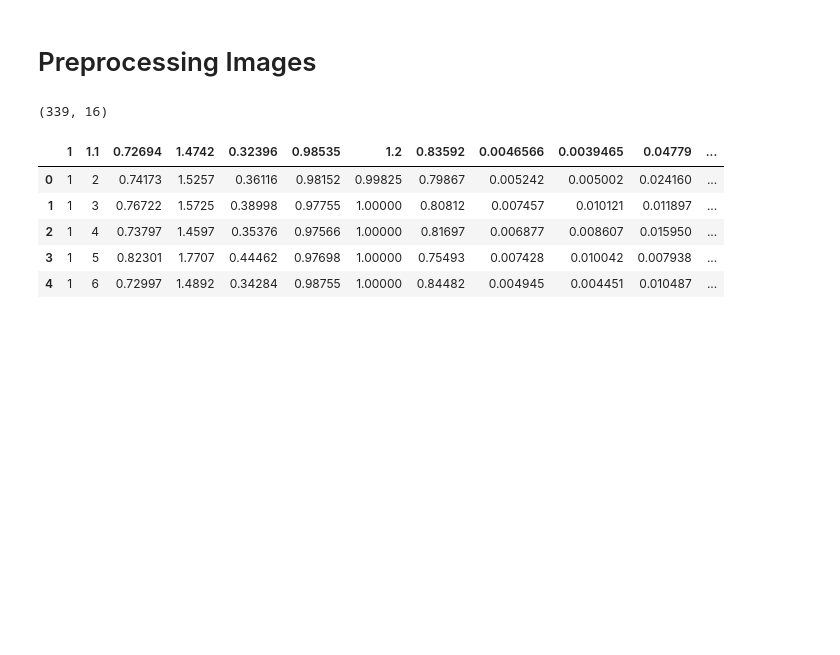
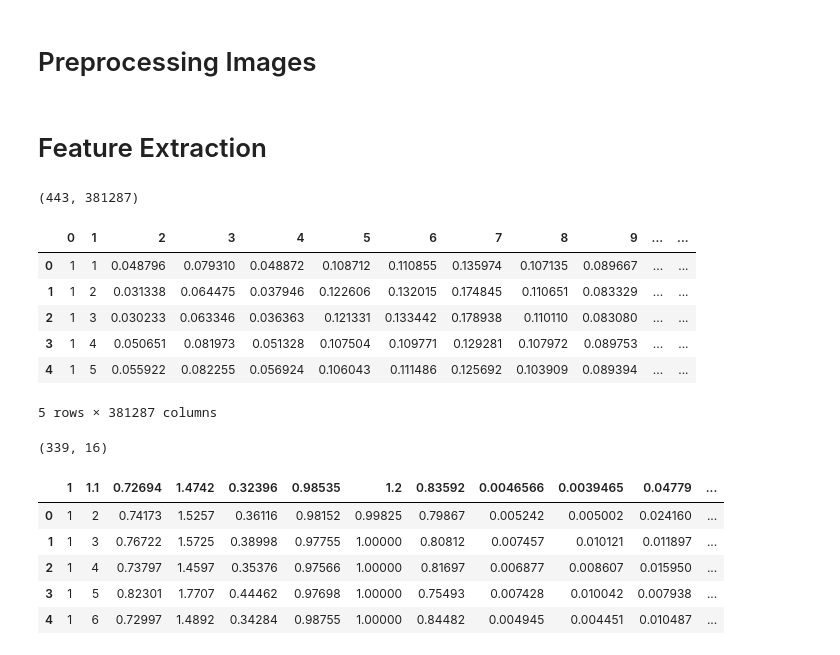
Before and after one commit to SheidaAbedpour/Plant-Leaf-Classification-Clustering, a Jupyter notebook: leaf_classification.ipynb, the cells around one changed output. Drawn from its saved outputs; the diff is of its cells as text; code cells hidden in the pictures; blank space fills up the shorter version.

Commit message:
new features extracted from pictures

```diff
--- a/leaf_classification.ipynb
+++ b/leaf_classification.ipynb
@@ -62,3 +67,5 @@ for folder_name in os.listdir(root_dir):
       output_img_path = os.path.join(output_folder_path, img_name)
       # process and save the image
       preprocess_image(img_path, output_img_path)
+# %% [markdown]
+# Feature Extraction
@@ -65,3 +110,46 @@ for folder_name in os.listdir(root_dir):
+# %%
+rooot_dir = '/content/drive/MyDrive/Colab Notebooks/leaf-classification/leaves-processed'
+
+features_list = []
+folder_index = 0
+
+for folder_name in os.listdir(root_dir):
+  folder_index += 1
+  folder_path = os.path.join(root_dir, folder_name)
+
+  if os.path.isdir(folder_path):
+    image_index = 0
+
+    for img_name in os.listdir(folder_path):
+      image_index += 1
+      img_path = os.path.join(folder_path, img_name)
+      image = cv2.imread(img_path, cv2.IMREAD_GRAYSCALE)
+
+      lbf_features = extract_lbp_features(image)
+      hog_features = extract_hog_features(image)
+      #orb_features = extract_orb_features(image)
+      #gabor_features = extract_gabor_features(image)
+
+      extracted_features = np.concatenate([lbf_features, hog_features])
+      features_list.append([folder_index, image_index] + extracted_features.tolist())
+
+
+
+output_csv_path = '/content/drive/MyDrive/Colab Notebooks/leaf-classification/features.csv'
+features_df = pd.DataFrame(features_list)
+features_df.to_csv(output_csv_path, index=False)
+# %%
+print(features_df.shape)
+features_df.head()
+# %% [output]
+(443, 381287)
+|  | 0 | 1 | 2 | 3 | 4 | 5 | 6 | 7 | 8 | 9 | ... | ... |
+| 0 | 1 | 1 | 0.048796 | 0.079310 | 0.048872 | 0.108712 | 0.110855 | 0.135974 | 0.107135 | 0.089667 | ... | ... |
+| 1 | 1 | 2 | 0.031338 | 0.064475 | 0.037946 | 0.122606 | 0.132015 | 0.174845 | 0.110651 | 0.083329 | ... | ... |
+| 2 | 1 | 3 | 0.030233 | 0.063346 | 0.036363 | 0.121331 | 0.133442 | 0.178938 | 0.110110 | 0.083080 | ... | ... |
+| 3 | 1 | 4 | 0.050651 | 0.081973 | 0.051328 | 0.107504 | 0.109771 | 0.129281 | 0.107972 | 0.089753 | ... | ... |
+| 4 | 1 | 5 | 0.055922 | 0.082255 | 0.056924 | 0.106043 | 0.111486 | 0.125692 | 0.103909 | 0.089394 | ... | ... |
+5 rows × 381287 columns
 # %%
 df = pd.read_csv('/content/drive/MyDrive/Colab Notebooks/leaf-classification/leaves.csv')
 print(df.shape)
```
Also changed, not shown: parts of 3 cells of this notebook.
